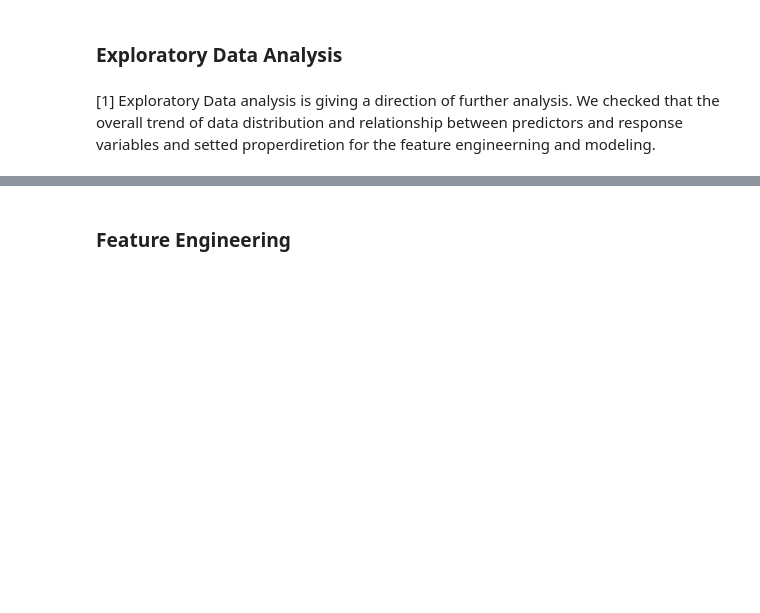
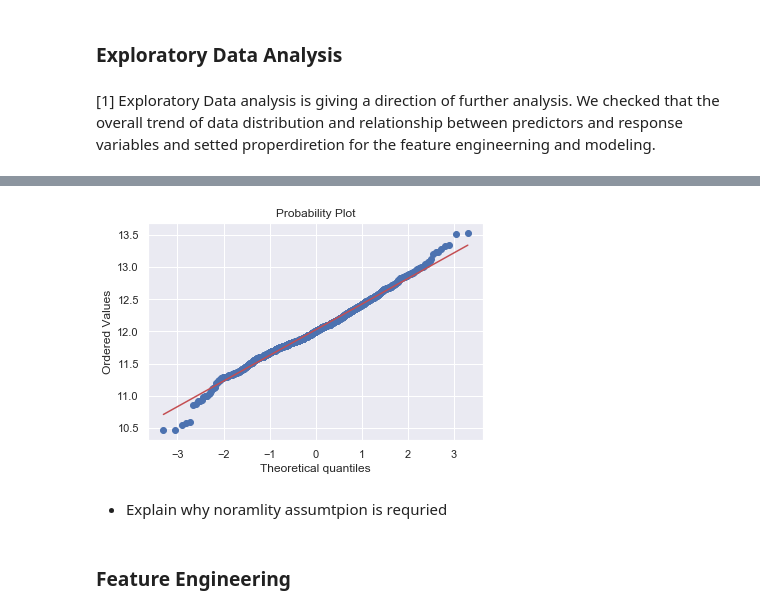
Before and after one commit to Sooyeong/CSE627_project, a Jupyter notebook: Report_ver1.ipynb, the cells around one changed output, grey strips where cells are left out. Drawn from its saved outputs; the diff is of its cells as text; code cells hidden in the pictures; blank space fills up the shorter version.

```diff
--- a/Report_ver1.ipynb
+++ b/Report_ver1.ipynb
@@ -46,3 +115,11 @@
+# %%
+## QQ plot to check Normality assumption
+
+res=stats.probplot(np.log(train['SalePrice']), plot=plt)
+# %% [output]
+[figure, added]
+# %% [markdown]
+* Explain why noramlity assumtpion is requried
 # %% [markdown]
 ### Feature Engineering
 # %% [markdown]
```
Also changed, not shown: parts of 12 cells of this notebook.
